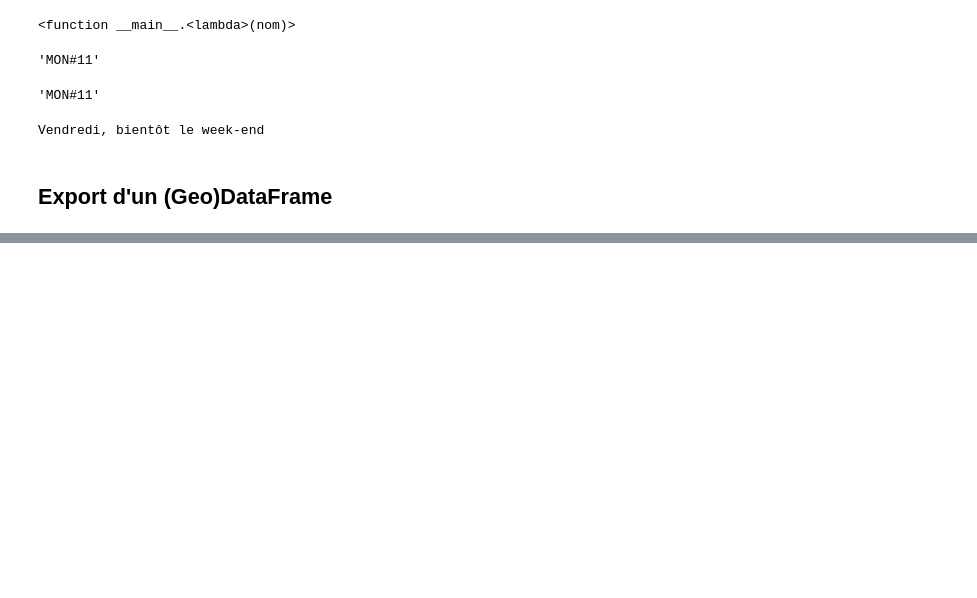
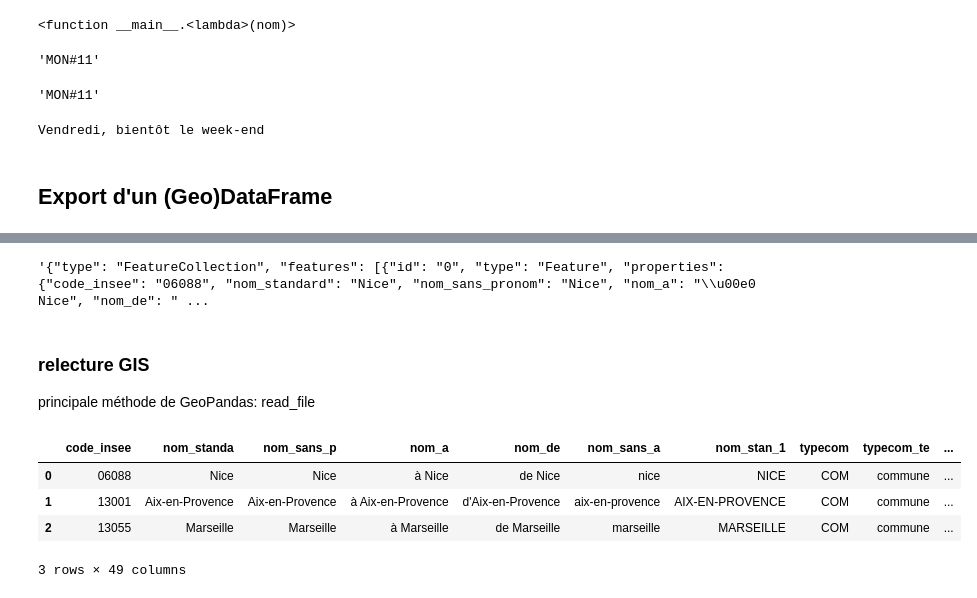
Before and after one commit to matthcol/python202503, a Jupyter notebook: Villes_pandas_gis.ipynb, the cells around one changed output, grey strips where cells are left out. Cells and saved outputs as stored; diff of their text form; code cells hidden in the pictures; blank space fills up the shorter version.

```diff
--- a/Villes_pandas_gis.ipynb
+++ b/Villes_pandas_gis.ipynb
@@ -1312,0 +1346,7 @@ gdf_cities.to_csv('data/villes_pop_100k.csv', index=False)
+# %%
+# to_json de gepopandas => geojson (mémoire)
+# to_json de pandas => ecriture fichier au format json
+cities_geojson = gdf_cities.to_json()
+cities_geojson
+# %% [output]
+'{"type": "FeatureCollection", "features": [{"id": "0", "type": "Feature", "properties": {"code_insee": "06088", "nom_standard": "Nice", "nom_sans_pronom": "Nice", "nom_a": "\\u00e0 Nice", "nom_de": " ...
@@ -1312,0 +1360,13 @@ gdf_cities.to_csv('data/villes_pop_100k.csv', index=False)
+# %% [markdown]
+### relecture GIS
+principale méthode de GeoPandas: read_file
+# %%
+# relecture donnée exportée dans un format GIS
+gdf = gpd.read_file('data/villes_pop_100k.shp')
+gdf.head(3)
+# %% [output]
+|  | code_insee | nom_standa | nom_sans_p | nom_a | nom_de | nom_sans_a | nom_stan_1 | typecom | typecom_te | ... |
+| 0 | 06088 | Nice | Nice | à Nice | de Nice | nice | NICE | COM | commune | ... |
+| 1 | 13001 | Aix-en-Provence | Aix-en-Provence | à Aix-en-Provence | d'Aix-en-Provence | aix-en-provence | AIX-EN-PROVENCE | COM | commune | ... |
+| 2 | 13055 | Marseille | Marseille | à Marseille | de Marseille | marseille | MARSEILLE | COM | commune | ... |
+3 rows × 49 columns
```
Also changed, not shown: parts of 15 cells of this notebook.
